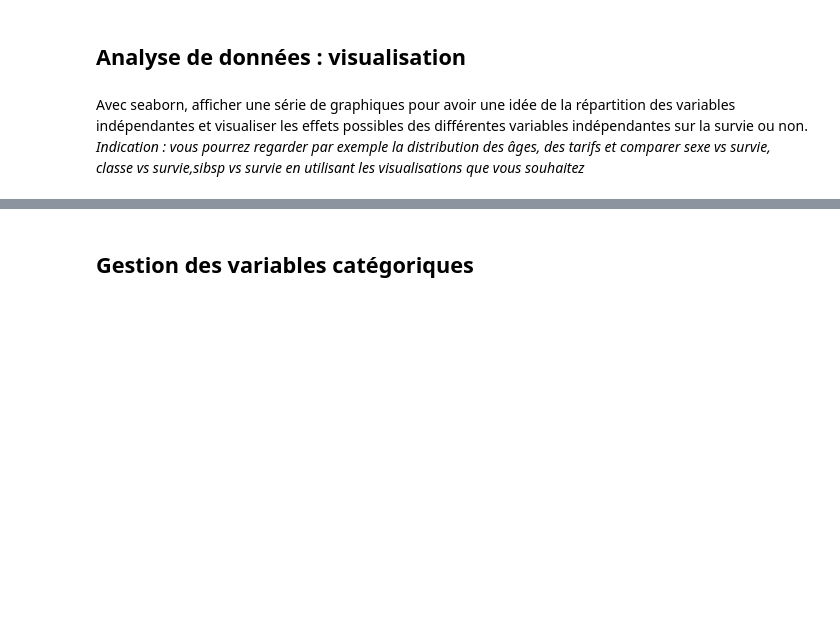
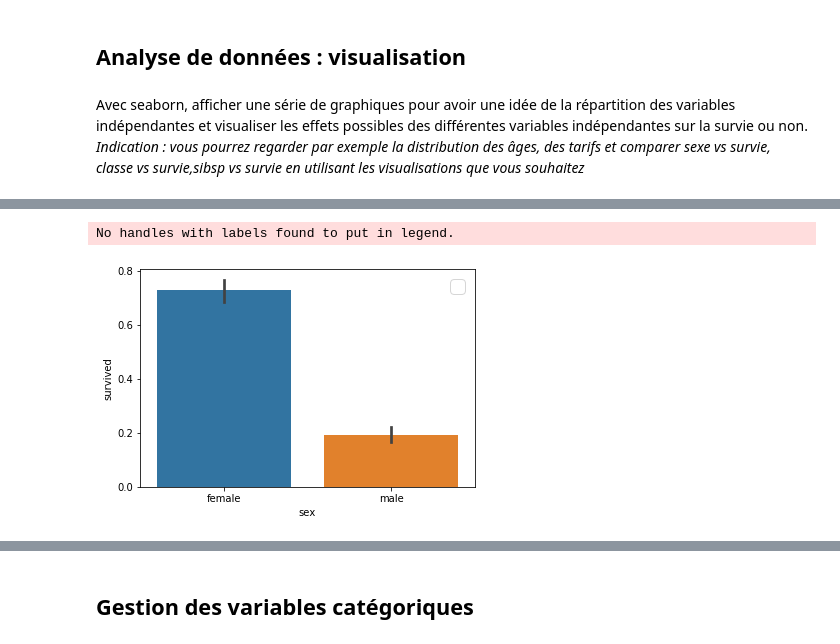
Before and after one commit to DROMZEE/titanic, a Jupyter notebook: Régression_logistique_Titanic.ipynb, the cells around one changed output, grey strips where cells are left out. Saved outputs shown, nothing was run; the diff lists cells and outputs as text; code cells hidden in the pictures; blank space fills up the shorter version.

```diff
--- a/Régression_logistique_Titanic.ipynb
+++ b/Régression_logistique_Titanic.ipynb
@@ -269,0 +338,10 @@ ValueError: Could not interpret input 'Survived'
+# %%
+def plot_cat(data, x_axis, y_axis, hue):
+    plt.figure()
+    sns.barplot(x=x_axis, y=y_axis, hue=hue, data=data)
+    sns.set_context("notebook", font_scale=1.6)
+    plt.legend(loc="upper right", fontsize="medium")
+plot_cat(titanic,"sex", "survived", None)
+# %% [output]
+No handles with labels found to put in legend.
+[figure, added]
```
Also changed, not shown: parts of 13 cells of this notebook.
